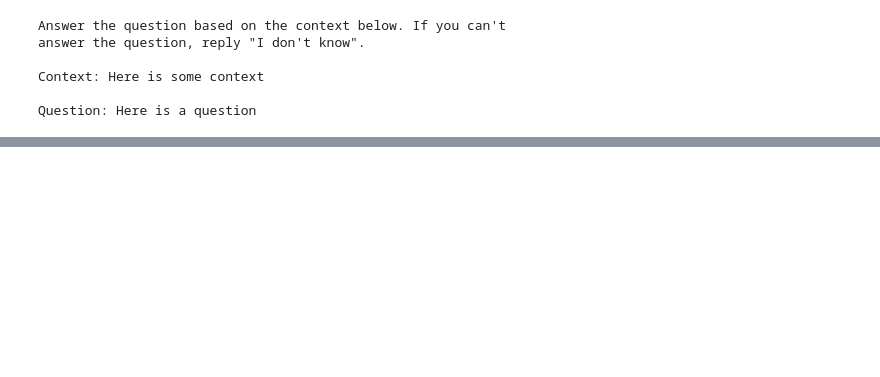
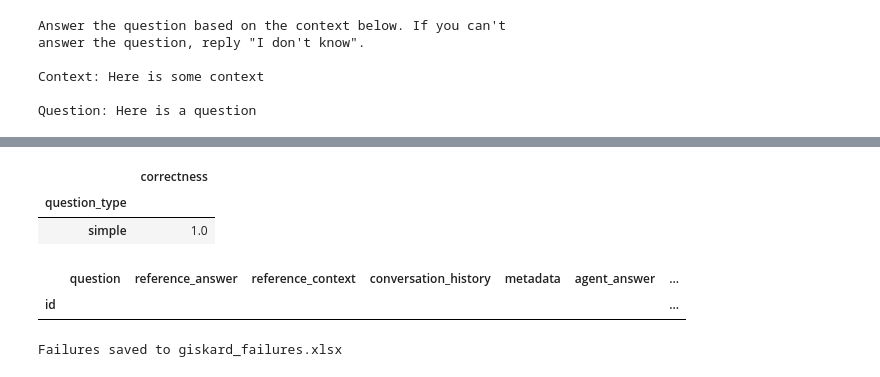
Before and after one commit to DeniDunca/RAG_LLM, a Jupyter notebook: rag-evaluate.ipynb, the cells around one changed output, grey strips where cells are left out. Cells and saved outputs as stored; diff of their text form; code cells hidden in the pictures; blank space fills up the shorter version.

Commit message:
added asi model with evaluation

```diff
--- a/rag-evaluate.ipynb
+++ b/rag-evaluate.ipynb
@@ -79,7 +113,7 @@ from giskard.rag import generate_testset
 
 testset = generate_testset(
     knowledge_base,
-    num_questions=2,
-    agent_description="A chatbot answerig questions anout medicine drugs",
+    num_questions=1,
+    agent_description="A chatbot answering questions about medicine drugs",
 )
 # %% [output]
@@ -143,3 +169,26 @@ answer the question, reply "I don't know".
 Context: Here is some context
 
 Question: Here is a question
+# %%
+from langchain_ollama import OllamaLLM,OllamaEmbeddings
+from langchain_core.output_parsers import StrOutputParser
+from operator import itemgetter
+
+model = OllamaLLM(model=MODEL)
+
+chain = (
+    {
+        "context": itemgetter("question") | vectorstore.as_retriever(),
+        "question": itemgetter("question"),
+    }
+    | prompt
+    | model
+    | StrOutputParser()
+)
+# %%
+def answer_fn(question, history=None):
+    return chain.invoke({"question": question})
+# %%
+from giskard.rag import evaluate
+
+report = evaluate(answer_fn, testset=testset, knowledge_base=knowledge_base)
@@ -145,0 +203,25 @@ Question: Here is a question
+# %%
+report.correctness_by_question_type()
+# %% [output]
+|  | correctness |
+| question_type |  |
+| simple | 1.0 |
+# %%
+report.get_failures()
+# %% [output]
+|  | question | reference_answer | reference_context | conversation_history | metadata | agent_answer | ... |
+| id |  |  |  |  |  |  | ... |
+# %%
+import pandas as pd
+
+# Assuming `report.get_failures()` returns a list of dicts or objects
+failures = report.get_failures()
+
+# If it's already a list of dictionaries, this will work:
+df_failures = pd.DataFrame(failures)
+
+# Save to Excel
+df_failures.to_excel("giskard_failures.xlsx", index=False)
+print("Failures saved to giskard_failures.xlsx")
+# %% [output]
+Failures saved to giskard_failures.xlsx
```
Also changed, not shown: parts of 10 cells of this notebook, 11 other files.
